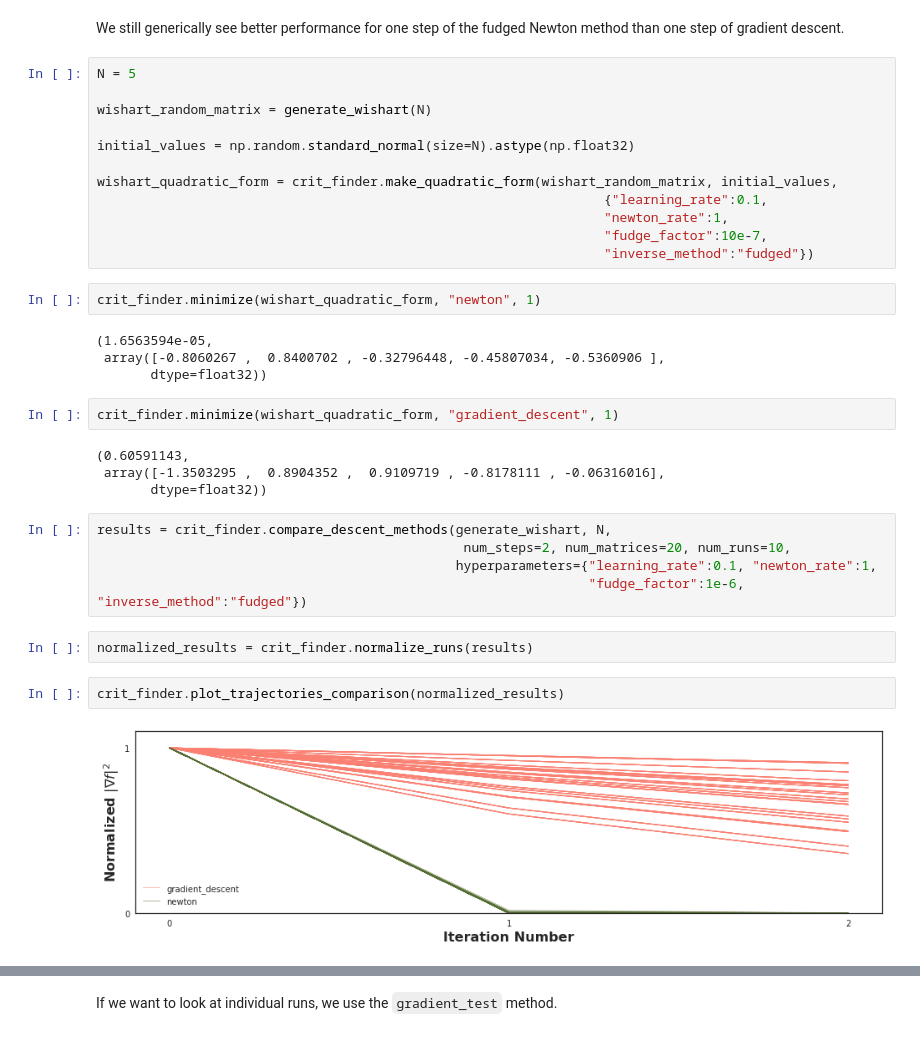
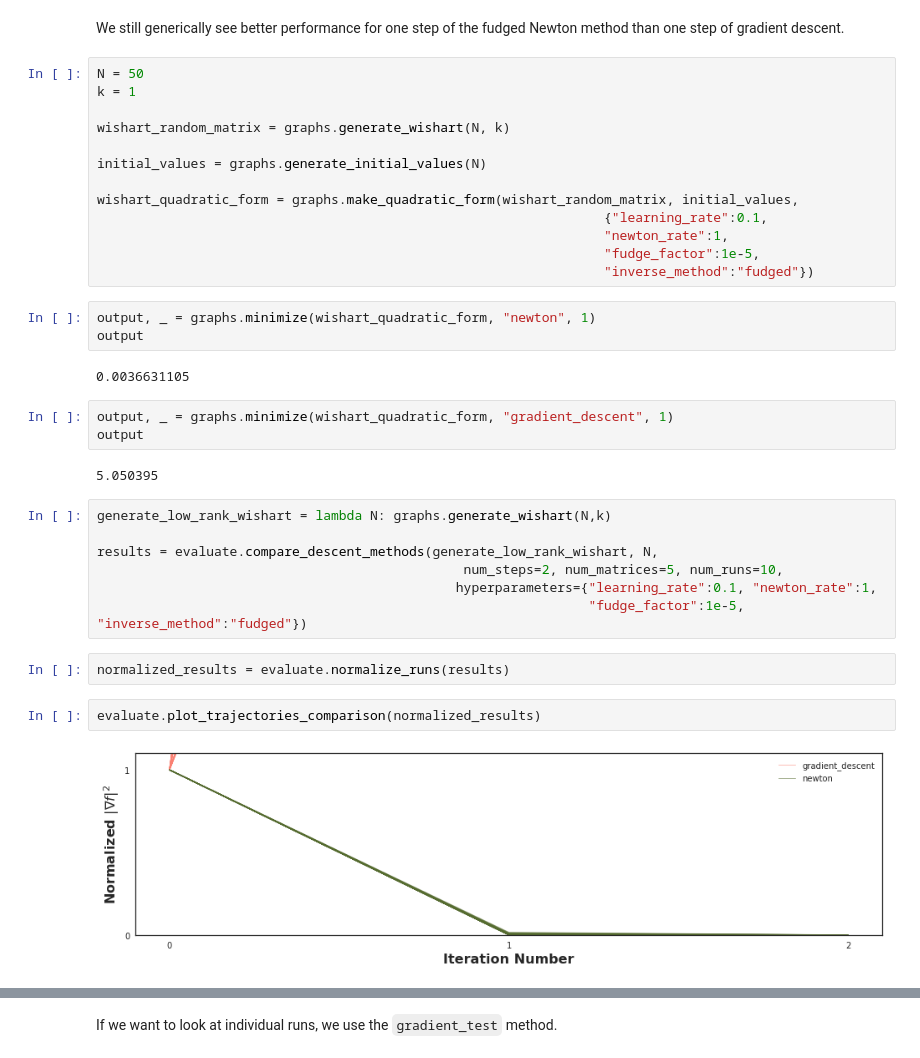
Before and after one commit to charlesfrye/tf_hessians, a Jupyter notebook: 01a - Critical Points of Quadratic Forms - Newton's Method.ipynb, the cells around one changed output, grey strips where cells are left out. Drawn from its saved outputs; the diff is of its cells as text.

```diff
--- a/01a - Critical Points of Quadratic Forms - Newton's Method.ipynb
+++ b/01a - Critical Points of Quadratic Forms - Newton's Method.ipynb
@@ -321,38 +384,39 @@ This has the effect of shrinking step sizes
 # %% [markdown]
 We still generically see better performance for one step of the fudged Newton method than one step of gradient descent.
 # %%
-N = 5
+N = 50
+k = 1
 
-wishart_random_matrix = generate_wishart(N)
+wishart_random_matrix = graphs.generate_wishart(N, k)
 
-initial_values = np.random.standard_normal(size=N).astype(np.float32)
+initial_values = graphs.generate_initial_values(N)
 
-wishart_quadratic_form = crit_finder.make_quadratic_form(wishart_random_matrix, initial_values,
+wishart_quadratic_form = graphs.make_quadratic_form(wishart_random_matrix, initial_values,
                                                                  {"learning_rate":0.1,
                                                                  "newton_rate":1,
-                                                                 "fudge_factor":10e-7,
+                                                                 "fudge_factor":1e-5,
                                                                  "inverse_method":"fudged"})
 # %%
-crit_finder.minimize(wishart_quadratic_form, "newton", 1)
+output, _ = graphs.minimize(wishart_quadratic_form, "newton", 1)
+output
 # %% [output]
-(1.6563594e-05,
- array([-0.8060267 ,  0.8400702 , -0.32796448, -0.45807034, -0.5360906 ],
-       dtype=float32))
+0.0036631105
 # %%
-crit_finder.minimize(wishart_quadratic_form, "gradient_descent", 1)
+output, _ = graphs.minimize(wishart_quadratic_form, "gradient_descent", 1)
+output
 # %% [output]
-(0.60591143,
- array([-1.3503295 ,  0.8904352 ,  0.9109719 , -0.8178111 , -0.06316016],
-       dtype=float32))
+5.050395
 # %%
-results = crit_finder.compare_descent_methods(generate_wishart, N,
-                                               num_steps=2, num_matrices=20, num_runs=10,
+generate_low_rank_wishart = lambda N: graphs.generate_wishart(N,k)
+
+results = evaluate.compare_descent_methods(generate_low_rank_wishart, N,
+                                               num_steps=2, num_matrices=5, num_runs=10,
                                               hyperparameters={"learning_rate":0.1, "newton_rate":1,
-                                                               "fudge_factor":1e-6, "inverse_method":"fudged"})
+                                                               "fudge_factor":1e-5, "inverse_method":"fudged"})
 # %%
-normalized_results = crit_finder.normalize_runs(results)
+normalized_results = evaluate.normalize_runs(results)
 # %%
-crit_finder.plot_trajectories_comparison(normalized_results)
+evaluate.plot_trajectories_comparison(normalized_results)
 # %% [output]
-[figure, old version]
+[figure, new version]
 # %%
```
Also changed, not shown: parts of 58 cells of this notebook, 3 other files.
